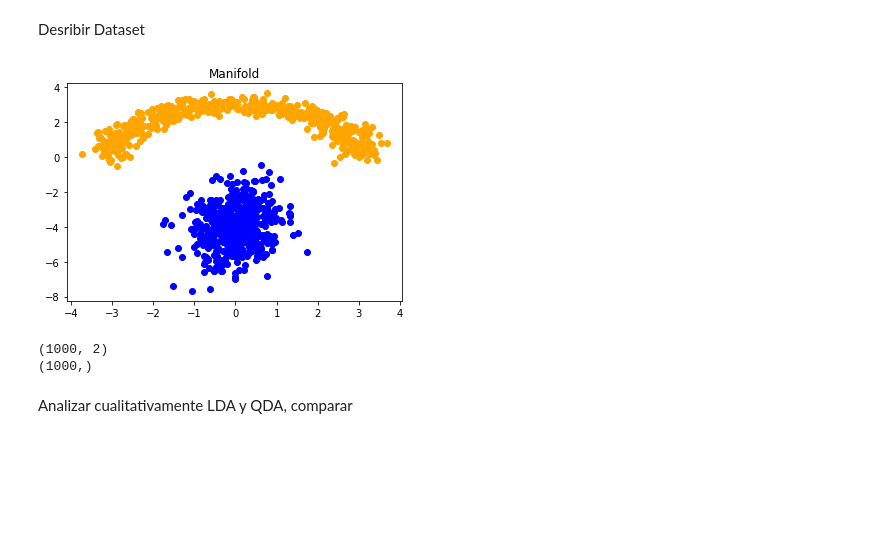
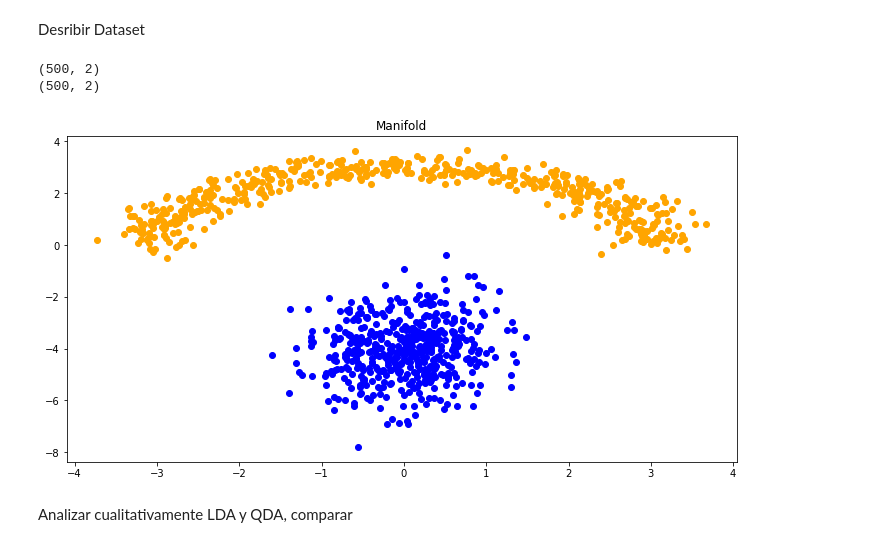
Before and after one commit to sebastian-aranda/machine_learning_utfsm, a Jupyter notebook: tarea2/Tarea 2.ipynb, the cells around one changed output. Drawn from its saved outputs; the diff is of its cells as text; code cells hidden in the pictures; blank space fills up the shorter version.

```diff
--- a/tarea2/Tarea 2.ipynb
+++ b/tarea2/Tarea 2.ipynb
@@ -28,22 +28,25 @@ datos2 += generator.normal(scale=0.3, size=datos2.shape)
 # %% [markdown]
 Desribir Dataset
 # %%
-#print(datos1.shape)
-#print(datos2.shape)
+print(datos1.shape)
+print(datos2.shape)
 #print(datos1.T.shape)
 #print(datos1[:,0].shape)
 #print(datos1[:,1].shape)
 
 #x,y = datos1.T or x,y = datos1[:,0],datos1[:,1]
 x1,y1 = datos1.T
 x2,y2 = datos2.T
 
+plt.figure(figsize=(12,6))
 plt.plot(x1,y1,'o',color='blue')
 plt.plot(x2,y2,'o',color='orange')
 plt.title("Manifold")
 plt.show()
 # %% [output]
+(500, 2)
+(500, 2)
-[figure, old version]
+[figure, new version]
 # %%
 X = np.concatenate((datos1, datos2), axis=0)
 n = 20 #Noise
@@ -51,14 +54,11 @@ y1 = np.zeros(datos1.shape[0]+n)
 y2 = np.ones(datos2.shape[0]-n)
 y = np.concatenate((y1,y2),axis=0)
 
-print(X.shape)
-print(y.shape)
+#print(X.shape)
+#print(y.shape)
 
 #plt.plot(X,y)
 #plt.show()
-# %% [output]
-(1000, 2)
-(1000,)
 # %%
 import matplotlib.pyplot as plt
 def visualize_border(model,x,y,title=""):
```
Also changed, not shown: parts of 9 cells of this notebook.
